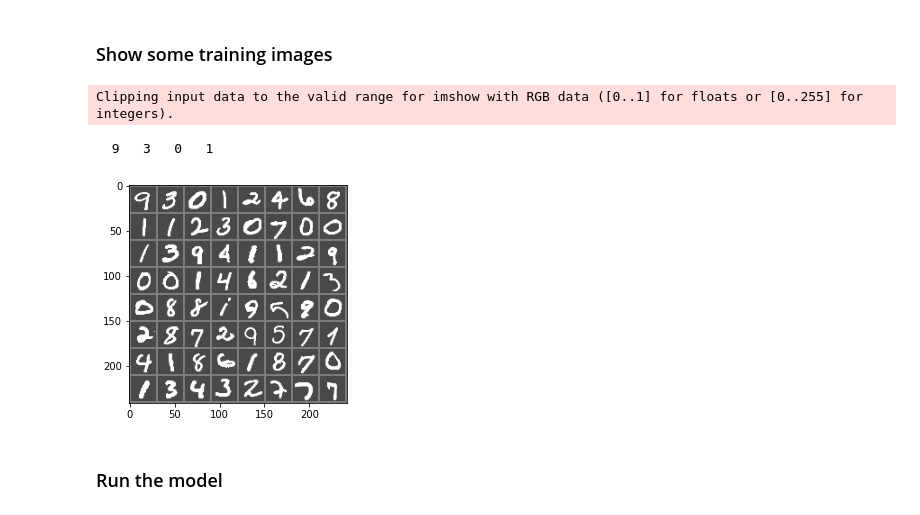
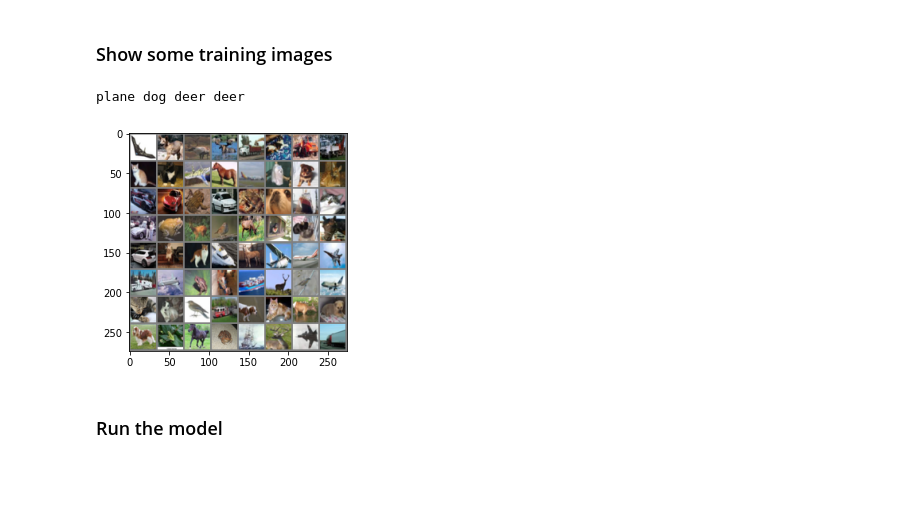
Before and after one commit to sajnanshetty/deep-learning, a Jupyter notebook: s7/eva_s7.ipynb, the cells around one changed output. Drawn from its saved outputs; the diff is of its cells as text; code cells hidden in the pictures; blank space fills up the shorter version.

Commit message:
cifa update

```diff
--- a/s7/eva_s7.ipynb
+++ b/s7/eva_s7.ipynb
@@ -70,12 +83,18 @@ std = data_set_obj.std
+# %%
+data_set_obj = DataSetInfo("cifa", "./data")
 # %% [markdown]
 ### Get the train test transforms
 # %%
 # Create Image Transform
-transform_obj = Transform(mean, std)
+transform = transforms.Compose(
+    [transforms.ToTensor(),
+     transforms.Normalize((0.5, 0.5, 0.5), (0.5, 0.5, 0.5))])
+
+transform_obj = Transform(train_transforms=transform, test_transforms=transform)
 train_transforms = transform_obj.train_transforms
 test_transforms = transform_obj.test_transforms
 # %% [markdown]
 ### Get Train and Test data set
 # %%
-train_set = data_set_obj.get_train_mnist_dataset(train_transforms)
-test_set = data_set_obj.get_test_mnist_dataset(test_transforms)
+train_set = data_set_obj.get_train_dataset(train_transforms)
+test_set = data_set_obj.get_test_dataset(test_transforms)
@@ -91,19 +113,17 @@ CUDA Available? True
 ### Show some training images
 # %%
 import torchvision
-classes = ('0', '1', '2', '3', '4',
-           '5', '6', '7', '8', '9')
+classes = ('plane', 'car', 'bird', 'cat', 'deer', 'dog', 'frog', 'horse', 'ship', 'truck')
 #get some random training images
 iter_train_loader = iter(train_loader)
 images, labels = iter_train_loader.next()
 # show images
 Plot.image_show(torchvision.utils.make_grid(images))
 # print labels
 print(' '.join('%3s' % classes[labels[j]] for j in range(4)))
 # %% [output]
-Clipping input data to the valid range for imshow with RGB data ([0..1] for floats or [0..255] for integers).
+plane dog deer deer
-  9   3   0   1
-[figure, old version]
+[figure, new version]
 # %% [markdown]
 ### Run the model
 # %%
```
Also changed, not shown: parts of 9 cells of this notebook, 3 other files.
